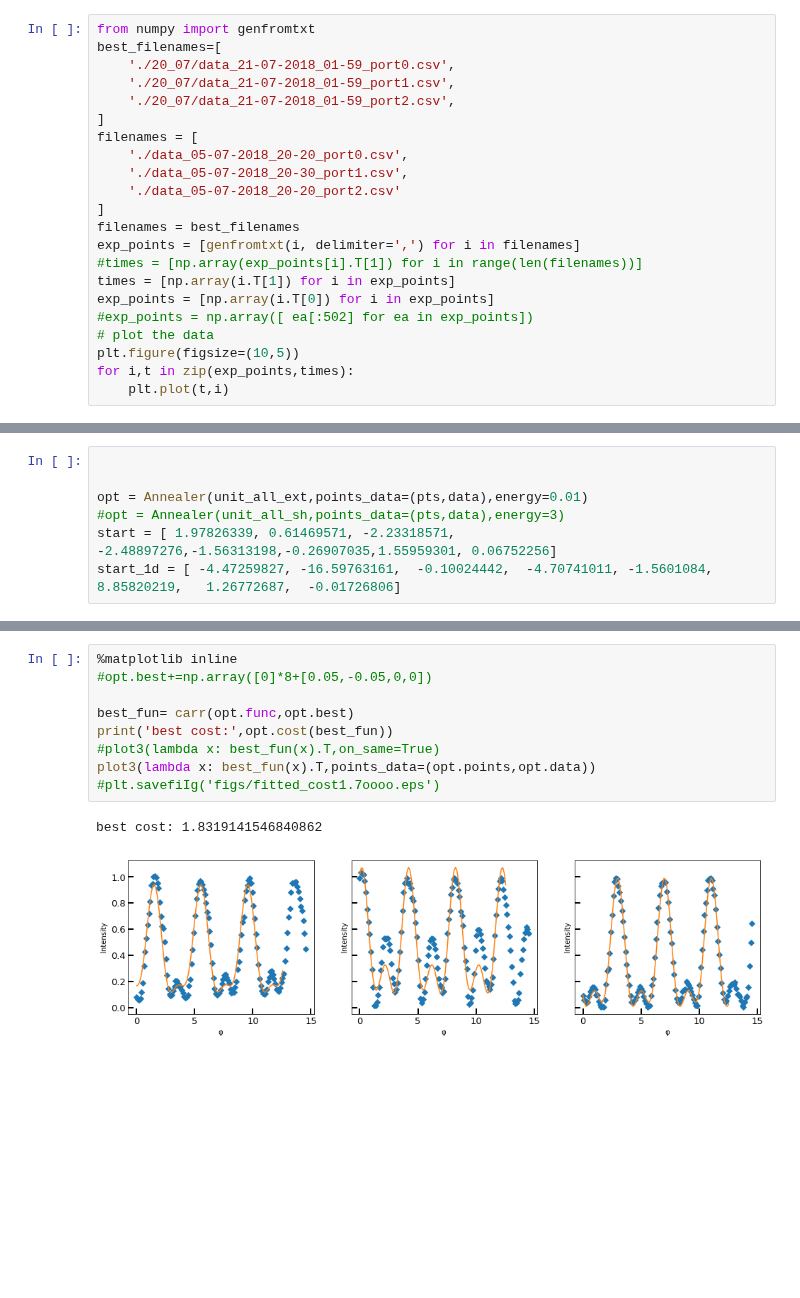
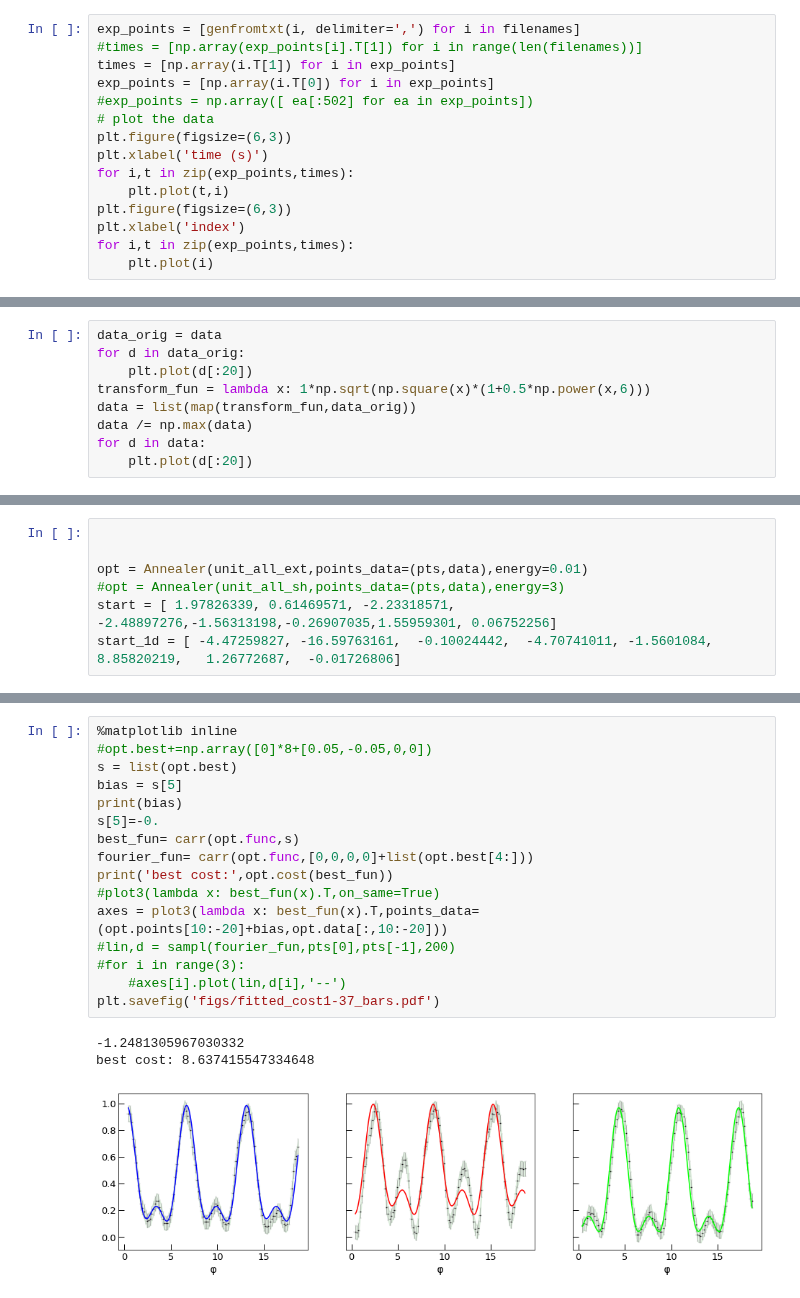
Before and after one commit to DaniloZZZ/quantTechLab, a Jupyter notebook: Fit/Vis-Anneal.ipynb, the cells around one changed output, grey strips where cells are left out. Saved outputs shown, nothing was run; the diff lists cells and outputs as text; blank space fills up the shorter version.

```diff
--- a/Fit/Vis-Anneal.ipynb
+++ b/Fit/Vis-Anneal.ipynb
@@ -19,23 +65,16 @@ sampl = lambda f,fm=0,to=10,cnt=100: [np.linspace(fm,to,cnt),list(map(f,np.linsp
 # %%
-from numpy import genfromtxt
-best_filenames=[
-    './20_07/data_21-07-2018_01-59_port0.csv',
-    './20_07/data_21-07-2018_01-59_port1.csv',
-    './20_07/data_21-07-2018_01-59_port2.csv',
-]
-filenames = [
-    './data_05-07-2018_20-20_port0.csv',
-    './data_05-07-2018_20-30_port1.csv',
-    './data_05-07-2018_20-20_port2.csv'
-]
-filenames = best_filenames
 exp_points = [genfromtxt(i, delimiter=',') for i in filenames]
 #times = [np.array(exp_points[i].T[1]) for i in range(len(filenames))]
 times = [np.array(i.T[1]) for i in exp_points]
 exp_points = [np.array(i.T[0]) for i in exp_points]
 #exp_points = np.array([ ea[:502] for ea in exp_points])
 # plot the data
-plt.figure(figsize=(10,5))
+plt.figure(figsize=(6,3))
+plt.xlabel('time (s)')
 for i,t in zip(exp_points,times):
     plt.plot(t,i)
+plt.figure(figsize=(6,3))
+plt.xlabel('index')
+for i,t in zip(exp_points,times):
+    plt.plot(i)
 # %% [output]
@@ -127,0 +180,9 @@ plot3(func,on_same=True)
+# %%
+data_orig = data
+for d in data_orig:
+    plt.plot(d[:20])
+transform_fun = lambda x: 1*np.sqrt(np.square(x)*(1+0.5*np.power(x,6)))
+data = list(map(transform_fun,data_orig))
+data /= np.max(data)
+for d in data:
+    plt.plot(d[:20])
@@ -306,13 +377,21 @@ plt.plot(opt.probs)
 # %%
 %matplotlib inline
 #opt.best+=np.array([0]*8+[0.05,-0.05,0,0])
-
-best_fun= carr(opt.func,opt.best)
+s = list(opt.best)
+bias = s[5]
+print(bias)
+s[5]=-0.
+best_fun= carr(opt.func,s)
+fourier_fun= carr(opt.func,[0,0,0,0]+list(opt.best[4:]))
 print('best cost:',opt.cost(best_fun))
 #plot3(lambda x: best_fun(x).T,on_same=True)
-plot3(lambda x: best_fun(x).T,points_data=(opt.points,opt.data))
-#plt.savefiIg('figs/fitted_cost1.7oooo.eps')
+axes = plot3(lambda x: best_fun(x).T,points_data=(opt.points[10:-20]+bias,opt.data[:,10:-20]))
+#lin,d = sampl(fourier_fun,pts[0],pts[-1],200)
+#for i in range(3):
+    #axes[i].plot(lin,d[i],'--')
+plt.savefig('figs/fitted_cost1-37_bars.pdf')
 # %% [output]
-best cost: 1.8319141546840862
+-1.2481305967030332
+best cost: 8.637415547334648
-[figure, old version]
+[figure, new version]
 # %%
```
Also changed, not shown: parts of 25 cells of this notebook, 5 other files.
